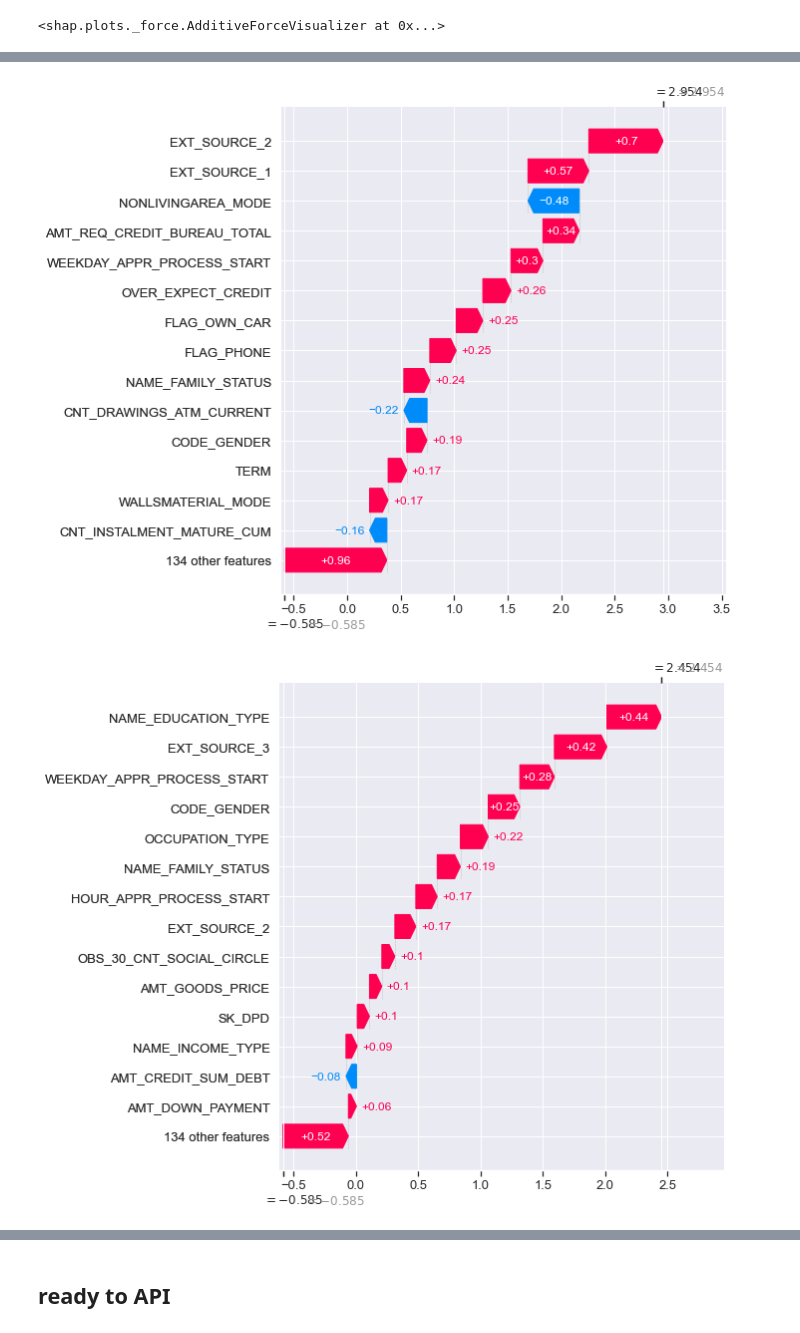
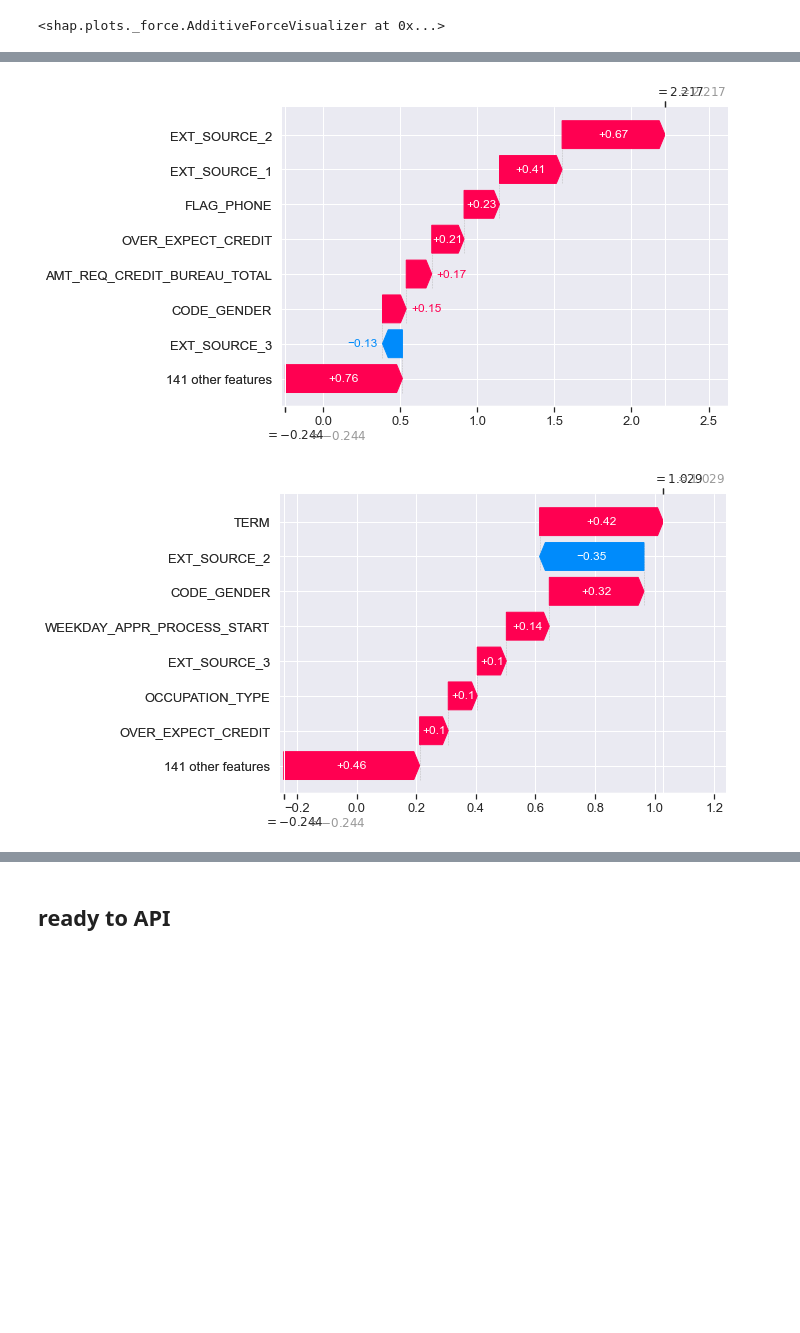
Before and after one commit to Neclis/OC7, a Jupyter notebook: P7_Scoring_00_Martinez_Nicolas_Modelisation.ipynb, the cells around one changed output, grey strips where cells are left out. Saved outputs shown, nothing was run; the diff lists cells and outputs as text; code cells hidden in the pictures; blank space fills up the shorter version.

```diff
--- a/P7_Scoring_00_Martinez_Nicolas_Modelisation.ipynb
+++ b/P7_Scoring_00_Martinez_Nicolas_Modelisation.ipynb
@@ -609,5 +614,5 @@ shap.force_plot(tree_explainer.expected_value[0], shap_values_tree[0][0,:], X_tr
 <shap.plots._force.AdditiveForceVisualizer at 0x...>
 # %%
 for i in range(3):
-    shap.bar_plot(shap_values_tree[0][i], feature_names=X_train2_sc_pd.columns)
+    shap.bar_plot(shap_values_tree[0][i], feature_names=X_train2_sc_pd.columns, max_display = 8)
 # %% [output]
@@ -617,6 +622,6 @@ for i in range(3):
 # %%
-for i in range(5):
-    shap.plots._waterfall.waterfall_legacy(tree_explainer.expected_value[0], shap_values_tree[0][i], feature_names = X_train2_sc_pd.columns, max_display = 15)
+for i in range(3):
+    shap.plots._waterfall.waterfall_legacy(tree_explainer.expected_value[0], shap_values_tree[0][i], feature_names = X_train2_sc_pd.columns, max_display = 8)
 # %% [output]
-[figure, old version]
+[figure, new version]
-[figure, old version]
+[figure, new version]
```
Also changed, not shown: parts of 40 cells of this notebook, 5 other files.
